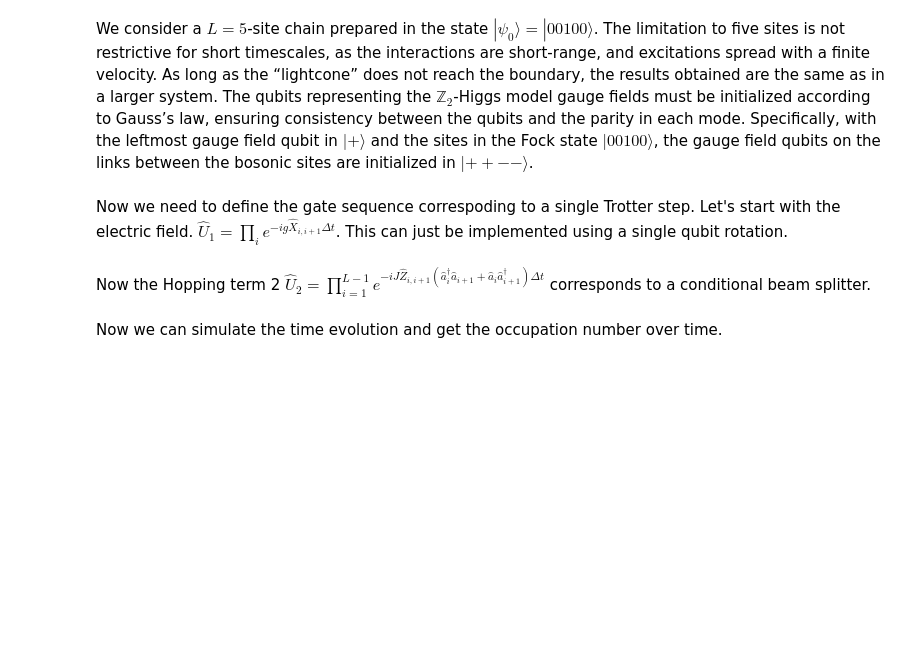
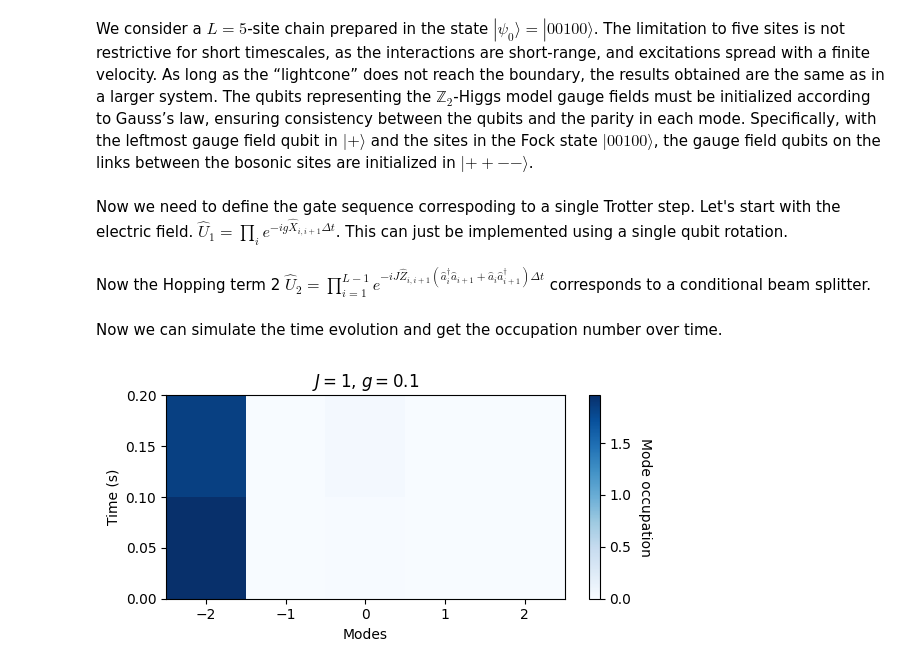
Before and after one commit to samgodwood/bosonic-qiskit, a Jupyter notebook: playground/Z2Higgs/dynamics.ipynb, the cells around one changed output. Saved outputs shown, nothing was run; the diff lists cells and outputs as text; code cells hidden in the pictures; blank space fills up the shorter version.

Commit message:
Add initial dynamics plot

```diff
--- a/playground/Z2Higgs/dynamics.ipynb
+++ b/playground/Z2Higgs/dynamics.ipynb
@@ -261,3 +260,37 @@ g = 0.1
 numberofmodes = 5
 numberofqubits = 4
 occupations = trotter_z2_higgs(circuit, numberofmodes, numberofqubits, qmr, qbr, N, g, J, dt)
+# %%
+# Extend occupations to match pcolormesh requirements
+occupations_array = np.vstack([occupations, np.zeros((1, numberofmodes))])[:-1, :]  # Match grid dimensions
+
+# Define x-axis (modes) and y-axis (time steps)
+x_values = np.arange(numberofmodes + 1) - numberofmodes // 2 - 0.5
+y_values = np.arange(N + 1) * dt
+
+# Create the pcolormesh plot
+plt.pcolormesh(
+    x_values,
+    y_values,
+    occupations_array,
+    cmap=matplotlib.cm.Blues,
+    shading='flat',  # Explicitly set shading mode
+    rasterized=True,
+)
+plt.title(f"$J={J}$, $g={g}$")
+plt.xlabel("Modes")
+plt.ylabel("Time (s)")
+
+# Add color bar
+cbar = plt.colorbar()
+cbar.ax.get_yaxis().labelpad = 15
+cbar.set_label("Mode occupation", rotation=270)
+
+# Adjust figure size and layout
+plt.rcParams["figure.figsize"] = (6, 3)
+plt.tight_layout()
+
+# Display the plot
+plt.show()
+# %% [output]
+[figure, added]
```
Also changed, not shown: parts of 1 cell of this notebook.
